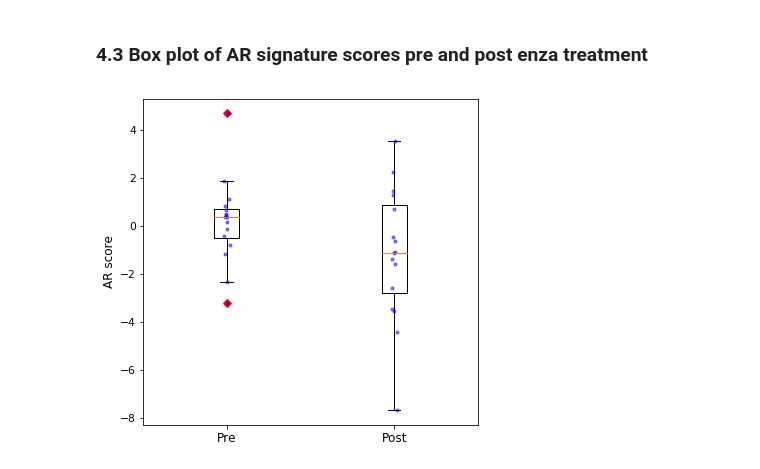
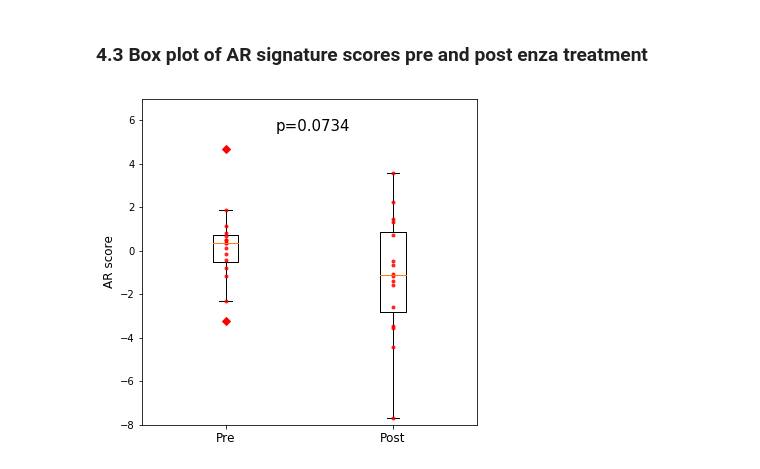
Before and after one commit to MollyZhang/ARsig_python, a Jupyter notebook: ARsig.ipynb, the cells around one changed output. Drawn from its saved outputs; the diff is of its cells as text; code cells hidden in the pictures.

Commit message:
add p value

```diff
--- a/ARsig.ipynb
+++ b/ARsig.ipynb
@@ -276,23 +276,25 @@ score_df = pd.read_csv("./results/WCDT_AR_scores.csv", index_col="Sample")
 # %%
 # boxplot
 pre_scores = list(score_df["Pre"])
 post_scores = list(score_df["Post"])
 
 fig, ax1 = plt.subplots(figsize=(6, 6))
 plt.boxplot([pre_scores, post_scores], 0, 'rD')
 plt.ylabel("AR score", fontsize=12)
+plt.ylim([-8, 7])
 xtickNames = plt.setp(ax1, xticklabels=["Pre", "Post"])
 plt.setp(xtickNames, rotation=0, fontsize=12)
 
 # plot data points
-x_pre = np.random.normal(1, 0.01, size=len(pre_scores))
-plt.plot(x_pre, pre_scores, 'b.', alpha=0.5)
-x_post = np.random.normal(2, 0.01, size=len(pre_scores))
-plt.plot(x_post, post_scores, 'b.', alpha=0.5)
+x_pre = np.random.normal(1, 0.00, size=len(pre_scores))
+plt.plot(x_pre, pre_scores, 'r.', alpha=0.8)
+x_post = np.random.normal(2, 0.00, size=len(pre_scores))
+plt.plot(x_post, post_scores, 'r.', alpha=0.8)
+
+p_value = stats.mannwhitneyu(pre_scores, post_scores)[1]
+plt.text(1.3, 5.5, "p={0:.4f}".format(p_value), size=15)
 
 plt.show()
-
-
-plt.show()
+fig.savefig("./results/plots/AR_box.png", dpi=300)
 # %% [output]
-[figure, old version]
+[figure, new version]
```
Also changed, not shown: 1 other file.
